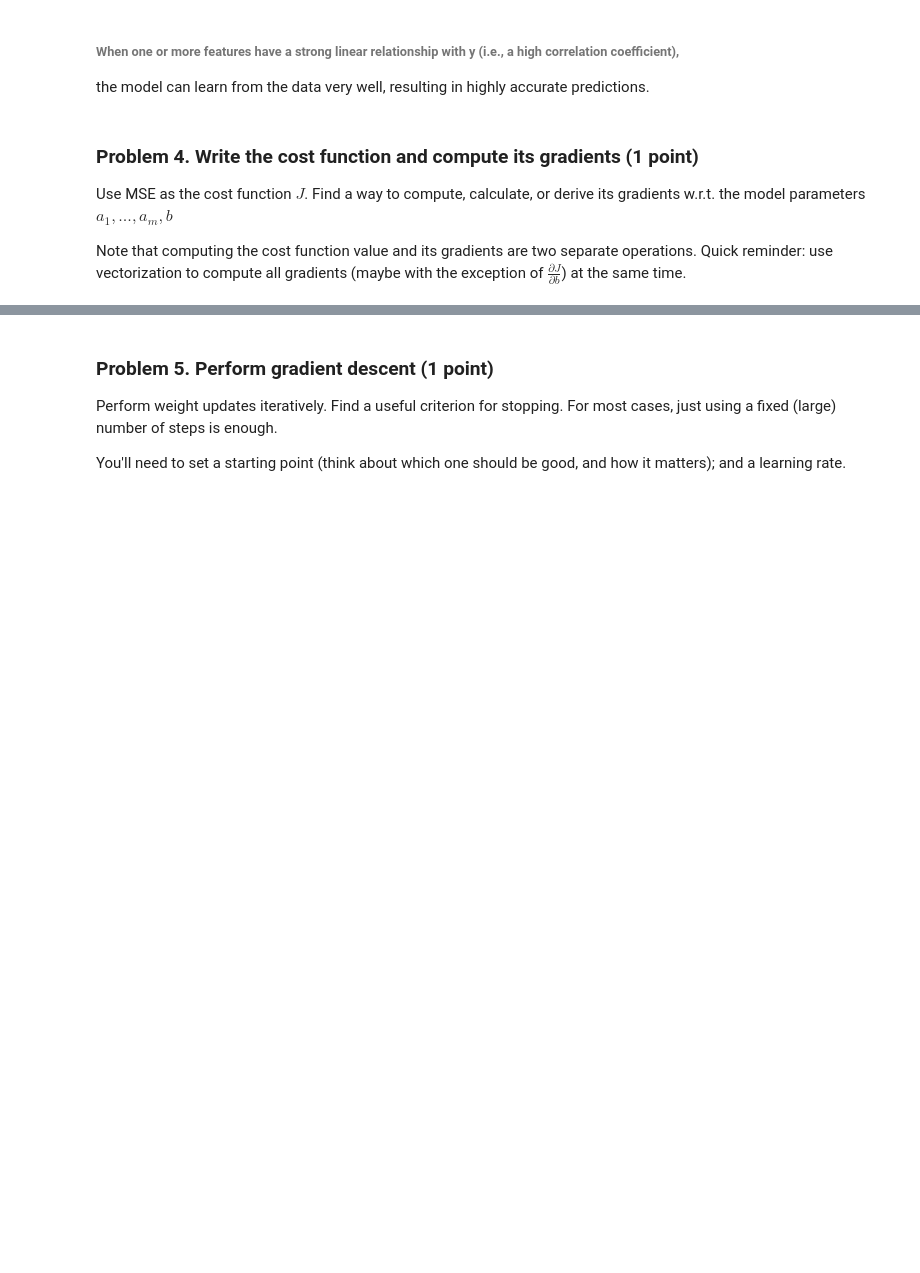
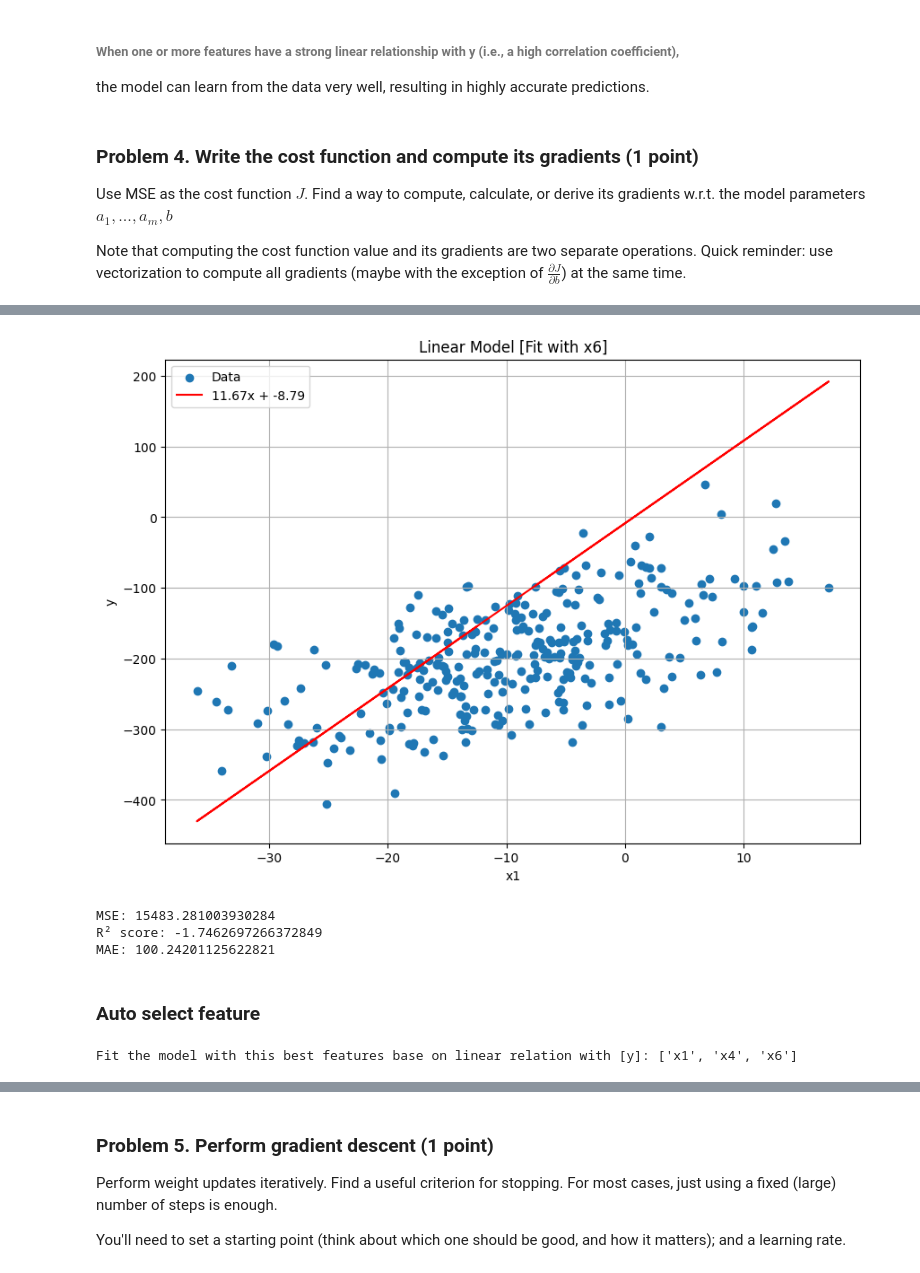
Before and after one commit to plamensve/Data_Science_Upskill_Softuni, a Jupyter notebook: 08_regression_models/Regression Models Lab.ipynb, the cells around one changed output, grey strips where cells are left out. Drawn from its saved outputs; the diff is of its cells as text; code cells hidden in the pictures; blank space fills up the shorter version.

```diff
--- a/08_regression_models/Regression Models Lab.ipynb
+++ b/08_regression_models/Regression Models Lab.ipynb
@@ -266,0 +292,23 @@ Note that computing the cost function value and its gradients are two separate o
+# %%
+def compute_cost(X, y, theta):
+    m = len(y)
+    predictions = X @ theta
+    errors = predictions - y
+    return (1 / (2 * m)) * np.sum(errors ** 2)
+# %%
+def compute_gradient(X, y, theta):
+    m = len(y)
+    return (1 / m) * X.T @ (X @ theta - y)
+# %%
+def gradient_descent(X, y, theta, learning_rate=0.0001, n_iterations=1000):
+    cost_history = []
+    for _ in range(n_iterations):
+        gradient = compute_gradient(X, y, theta)
+        theta -= learning_rate * gradient
+        cost = compute_cost(X, y, theta)
+        cost_history.append(cost)
+    return theta, cost_history
+# %%
+theta_final, cost_history = gradient_descent(X, y, theta)
+y_pred = X @ theta_final
+y_pred
@@ -266,0 +333,44 @@ Note that computing the cost function value and its gradients are two separate o
+# %%
+def display_model_result(data, a, b):
+    x = data['x1']
+    model = a * x + b
+
+    plt.figure(figsize=(10, 7))
+    plt.scatter(x, data['y'], label='Data')
+    plt.plot(x, model, color='r', label=f'{a:.2f}x + {b:.2f}')
+    plt.xlabel('x1')
+    plt.ylabel('y')
+    plt.title('Linear Model [Fit with x6]')
+    plt.legend()
+    plt.grid(True)
+    plt.show()
+
+display_model_result(data_grad, a=theta_final[1][0], b=theta_final[0][0])
+# %% [output]
+[figure, added]
+# %%
+from sklearn.metrics import mean_absolute_error
+
+mse = mean_squared_error(y, y_pred)
+r2 = r2_score(y, y_pred)
+mae = mean_absolute_error(y, y_pred)
+
+print("MSE:", mse)
+print("R² score:", r2)
+print("MAE:", mae)
+# %% [output]
+MSE: 15483.281003930284
+R² score: -1.7462697266372849
+MAE: 100.24201125622821
+# %% [markdown]
+### Auto select feature
+# %%
+X = data.drop(columns='y')
+y = data['y']
+
+selector = SelectKBest(score_func=f_regression, k=3)
+X_new = selector.fit_transform(X, y)
+selected_columns = X.columns[selector.get_support()]
+print("Fit the model with this best features base on linear relation with [y]:", list(selected_columns))
+# %% [output]
+Fit the model with this best features base on linear relation with [y]: ['x1', 'x4', 'x6']
```
Also changed, not shown: parts of 23 cells of this notebook, 2 other files.
